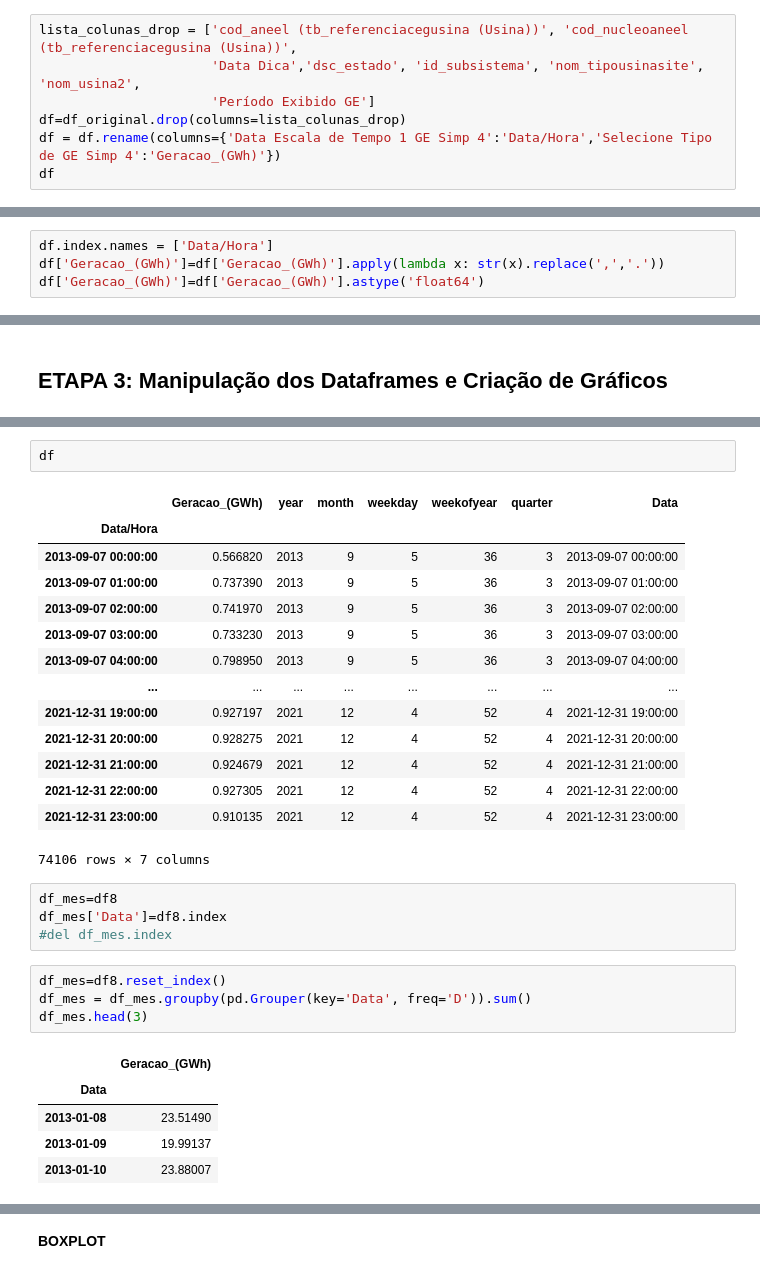
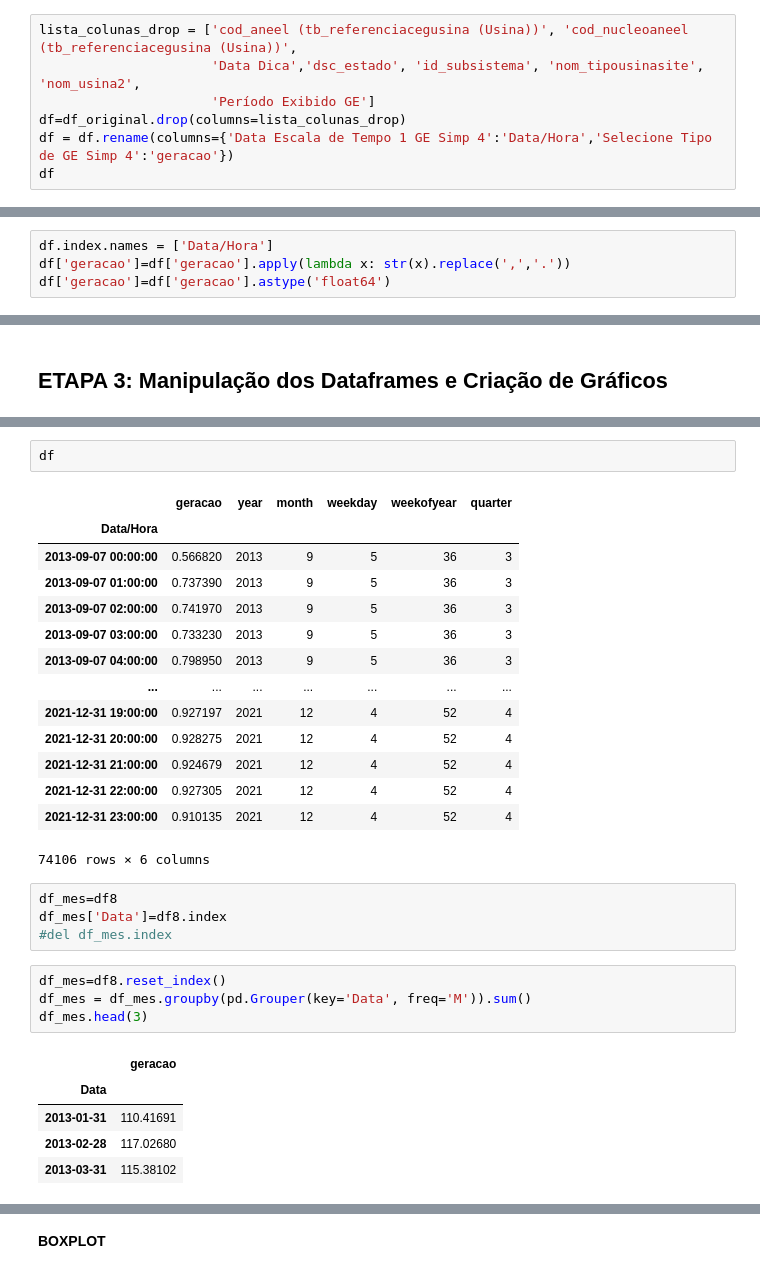
Before and after one commit to Leonardorochagit/Geracao_Energia, a Jupyter notebook: Previsao_GeracaoEnergia_AM.ipynb, the cells around one changed output, grey strips where cells are left out. Cells and saved outputs as stored; diff of their text form.

```diff
--- a/Previsao_GeracaoEnergia_AM.ipynb
+++ b/Previsao_GeracaoEnergia_AM.ipynb
@@ -119,6 +122,6 @@ lista_colunas_drop = ['cod_aneel (tb_referenciacegusina (Usina))', 'cod_nucleoan
                       'Data Dica','dsc_estado', 'id_subsistema', 'nom_tipousinasite', 'nom_usina2',
                       'Período Exibido GE']
 df=df_original.drop(columns=lista_colunas_drop)
-df = df.rename(columns={'Data Escala de Tempo 1 GE Simp 4':'Data/Hora','Selecione Tipo de GE Simp 4':'Geracao_(GWh)'})
+df = df.rename(columns={'Data Escala de Tempo 1 GE Simp 4':'Data/Hora','Selecione Tipo de GE Simp 4':'geracao'})
 df
 # %% [output]
@@ -139,7 +147,7 @@ df
 # %%
 df.index.names = ['Data/Hora']
-df['Geracao_(GWh)']=df['Geracao_(GWh)'].apply(lambda x: str(x).replace(',','.'))
-df['Geracao_(GWh)']=df['Geracao_(GWh)'].astype('float64')
+df['geracao']=df['geracao'].apply(lambda x: str(x).replace(',','.'))
+df['geracao']=df['geracao'].astype('float64')
 # %%
 df['year'] = df.index.year
 df['month']  = df.index.month
@@ -366,31 +382,31 @@ plt.show()
 # %%
 df
 # %% [output]
-|  | Geracao_(GWh) | year | month | weekday | weekofyear | quarter | Data |
-| Data/Hora |  |  |  |  |  |  |  |
-| 2013-09-07 00:00:00 | 0.566820 | 2013 | 9 | 5 | 36 | 3 | 2013-09-07 00:00:00 |
-| 2013-09-07 01:00:00 | 0.737390 | 2013 | 9 | 5 | 36 | 3 | 2013-09-07 01:00:00 |
-| 2013-09-07 02:00:00 | 0.741970 | 2013 | 9 | 5 | 36 | 3 | 2013-09-07 02:00:00 |
-| 2013-09-07 03:00:00 | 0.733230 | 2013 | 9 | 5 | 36 | 3 | 2013-09-07 03:00:00 |
-| 2013-09-07 04:00:00 | 0.798950 | 2013 | 9 | 5 | 36 | 3 | 2013-09-07 04:00:00 |
-| ... | ... | ... | ... | ... | ... | ... | ... |
-| 2021-12-31 19:00:00 | 0.927197 | 2021 | 12 | 4 | 52 | 4 | 2021-12-31 19:00:00 |
-| 2021-12-31 20:00:00 | 0.928275 | 2021 | 12 | 4 | 52 | 4 | 2021-12-31 20:00:00 |
-| 2021-12-31 21:00:00 | 0.924679 | 2021 | 12 | 4 | 52 | 4 | 2021-12-31 21:00:00 |
-| 2021-12-31 22:00:00 | 0.927305 | 2021 | 12 | 4 | 52 | 4 | 2021-12-31 22:00:00 |
-| 2021-12-31 23:00:00 | 0.910135 | 2021 | 12 | 4 | 52 | 4 | 2021-12-31 23:00:00 |
+|  | geracao | year | month | weekday | weekofyear | quarter |
+| Data/Hora |  |  |  |  |  |  |
+| 2013-09-07 00:00:00 | 0.566820 | 2013 | 9 | 5 | 36 | 3 |
+| 2013-09-07 01:00:00 | 0.737390 | 2013 | 9 | 5 | 36 | 3 |
+| 2013-09-07 02:00:00 | 0.741970 | 2013 | 9 | 5 | 36 | 3 |
+| 2013-09-07 03:00:00 | 0.733230 | 2013 | 9 | 5 | 36 | 3 |
+| 2013-09-07 04:00:00 | 0.798950 | 2013 | 9 | 5 | 36 | 3 |
+| ... | ... | ... | ... | ... | ... | ... |
+| 2021-12-31 19:00:00 | 0.927197 | 2021 | 12 | 4 | 52 | 4 |
+| 2021-12-31 20:00:00 | 0.928275 | 2021 | 12 | 4 | 52 | 4 |
+| 2021-12-31 21:00:00 | 0.924679 | 2021 | 12 | 4 | 52 | 4 |
+| 2021-12-31 22:00:00 | 0.927305 | 2021 | 12 | 4 | 52 | 4 |
+| 2021-12-31 23:00:00 | 0.910135 | 2021 | 12 | 4 | 52 | 4 |
-74106 rows × 7 columns
+74106 rows × 6 columns
 # %%
 df_mes=df8
 df_mes['Data']=df8.index
 #del df_mes.index
 # %%
 df_mes=df8.reset_index()
-df_mes = df_mes.groupby(pd.Grouper(key='Data', freq='D')).sum()
+df_mes = df_mes.groupby(pd.Grouper(key='Data', freq='M')).sum()
 df_mes.head(3)
 # %% [output]
-|  | Geracao_(GWh) |
+|  | geracao |
 | Data |  |
-| 2013-01-08 | 23.51490 |
-| 2013-01-09 | 19.99137 |
-| 2013-01-10 | 23.88007 |
+| 2013-01-31 | 110.41691 |
+| 2013-02-28 | 117.02680 |
+| 2013-03-31 | 115.38102 |
```
Also changed, not shown: parts of 54 cells of this notebook.
